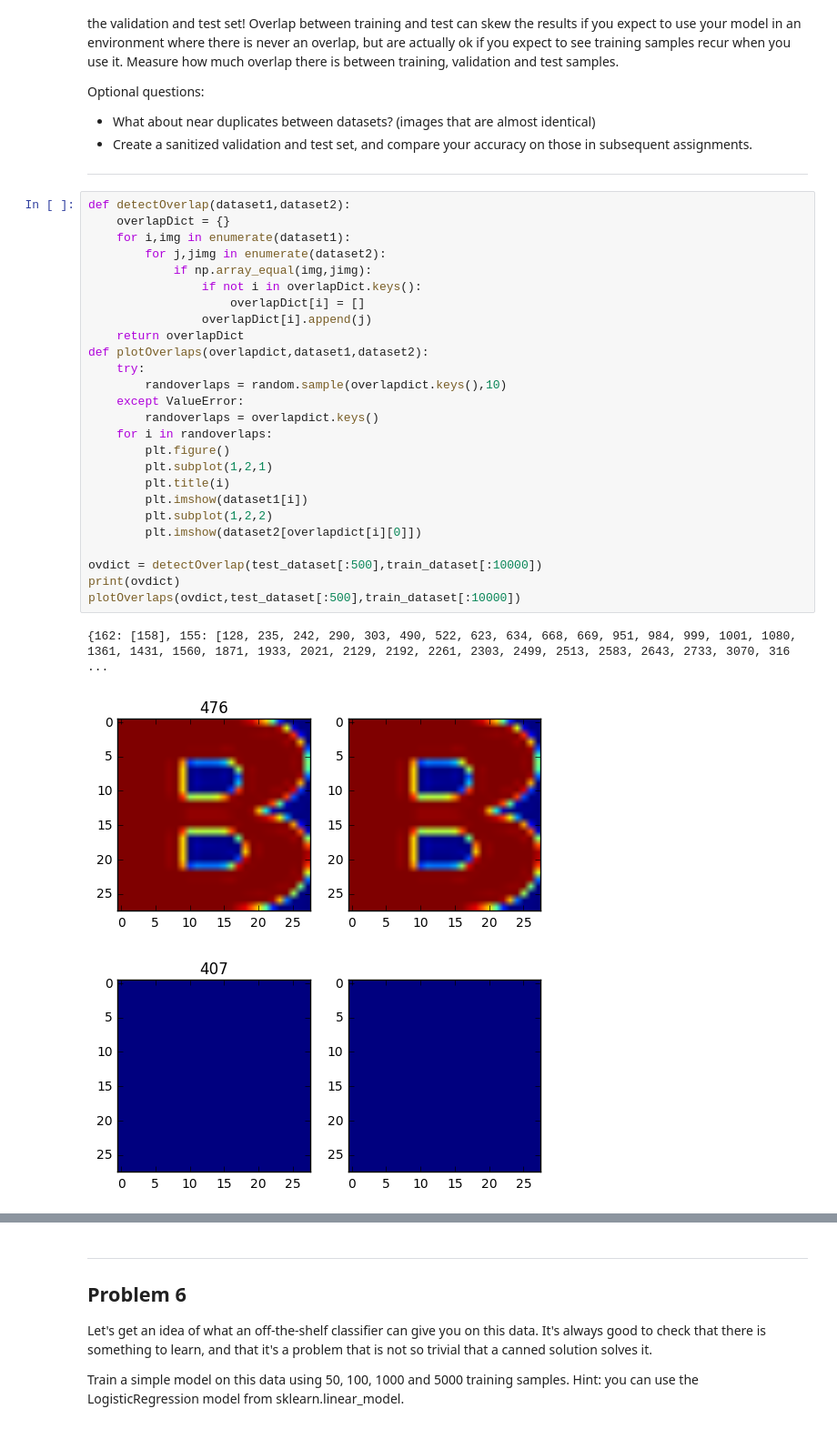
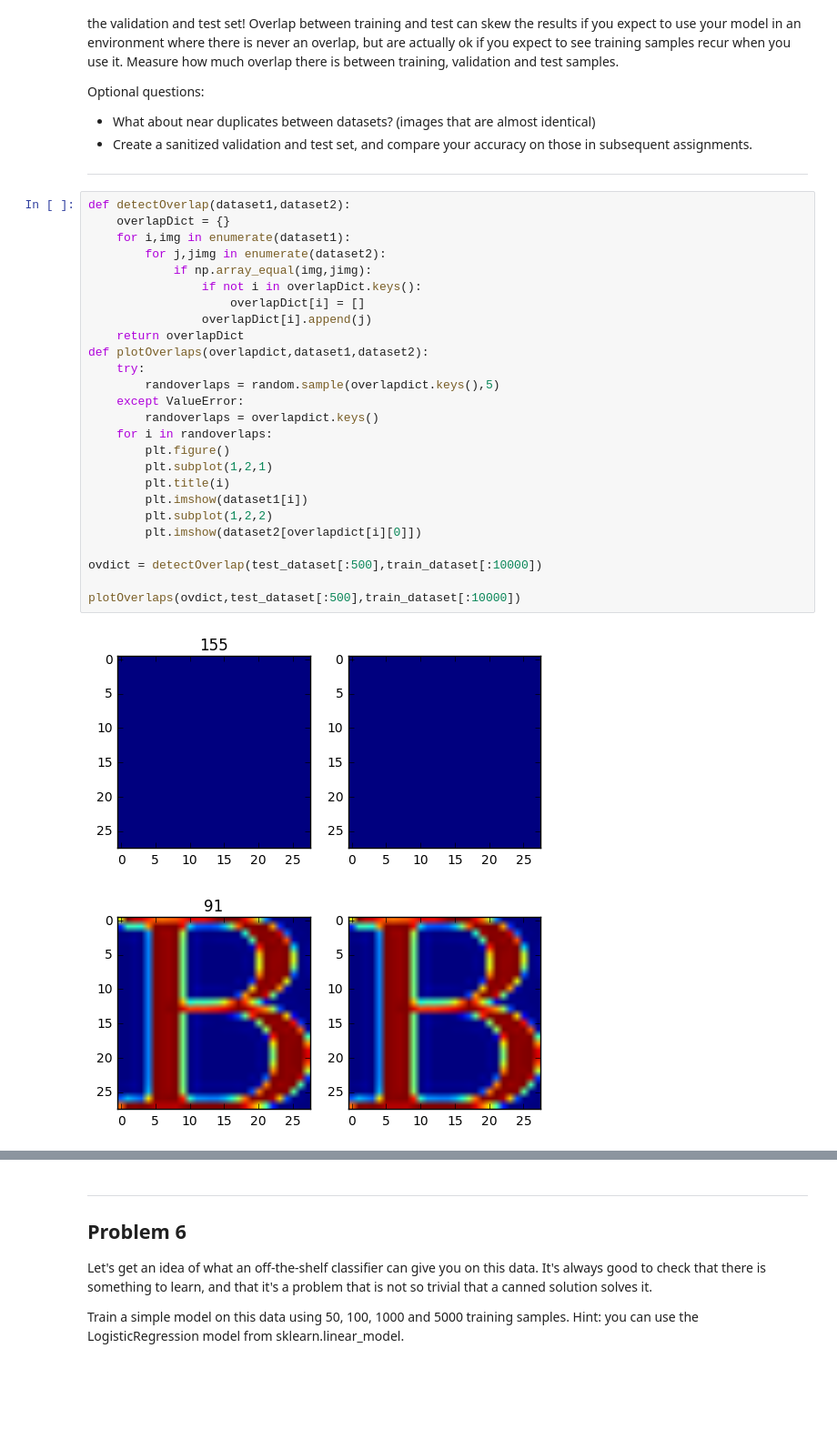
Before and after one commit to nneubarth/udacity_deep_learning, a Jupyter notebook: 1_notmnist.ipynb, the cells around one changed output, grey strips where cells are left out. Shown at 91% size. Cells and saved outputs as stored; diff of their text form; blank space fills up the shorter version.

```diff
--- a/1_notmnist.ipynb
+++ b/1_notmnist.ipynb
@@ -442,30 +442,29 @@ Optional questions:
 # %%
 def detectOverlap(dataset1,dataset2):
     overlapDict = {}
     for i,img in enumerate(dataset1):
         for j,jimg in enumerate(dataset2):
             if np.array_equal(img,jimg):
                 if not i in overlapDict.keys():
                     overlapDict[i] = []
                 overlapDict[i].append(j)
     return overlapDict
 def plotOverlaps(overlapdict,dataset1,dataset2):
     try:
-        randoverlaps = random.sample(overlapdict.keys(),10)
+        randoverlaps = random.sample(overlapdict.keys(),5)
     except ValueError:
         randoverlaps = overlapdict.keys()
     for i in randoverlaps:
         plt.figure()
         plt.subplot(1,2,1)
         plt.title(i)
         plt.imshow(dataset1[i])
         plt.subplot(1,2,2)
         plt.imshow(dataset2[overlapdict[i][0]])
 
 ovdict = detectOverlap(test_dataset[:500],train_dataset[:10000])
-print(ovdict)
+
 plotOverlaps(ovdict,test_dataset[:500],train_dataset[:10000])
 # %% [output]
-{162: [158], 155: [128, 235, 242, 290, 303, 490, 522, 623, 634, 668, 669, 951, 984, 999, 1001, 1080, 1361, 1431, 1560, 1871, 1933, 2021, 2129, 2192, 2261, 2303, 2499, 2513, 2583, 2643, 2733, 3070, 316 ...
-[figure, old version]
+[figure, new version]
-[figure, old version]
+[figure, new version]
```
Also changed, not shown: parts of 5 cells of this notebook.
